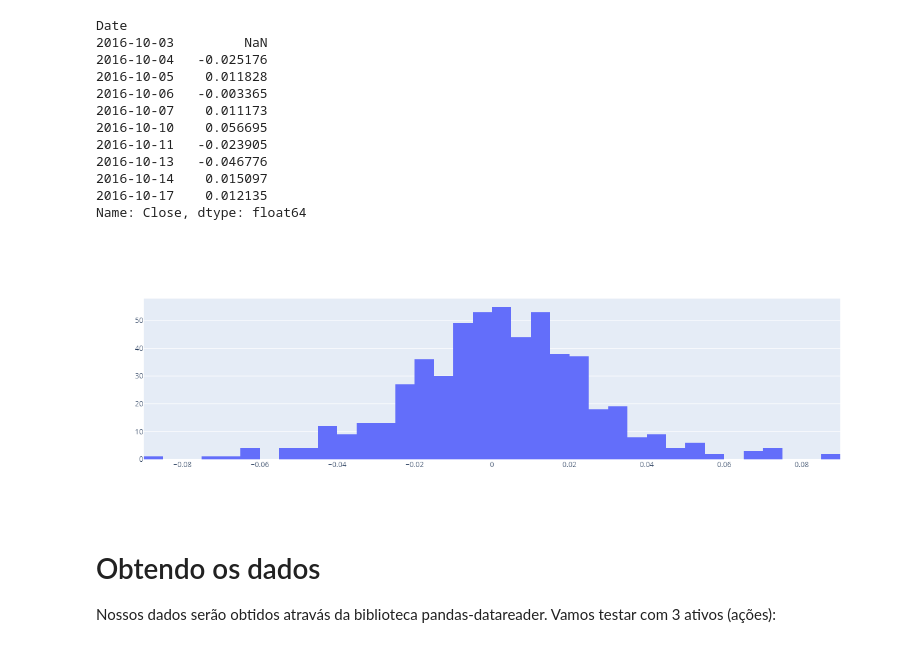
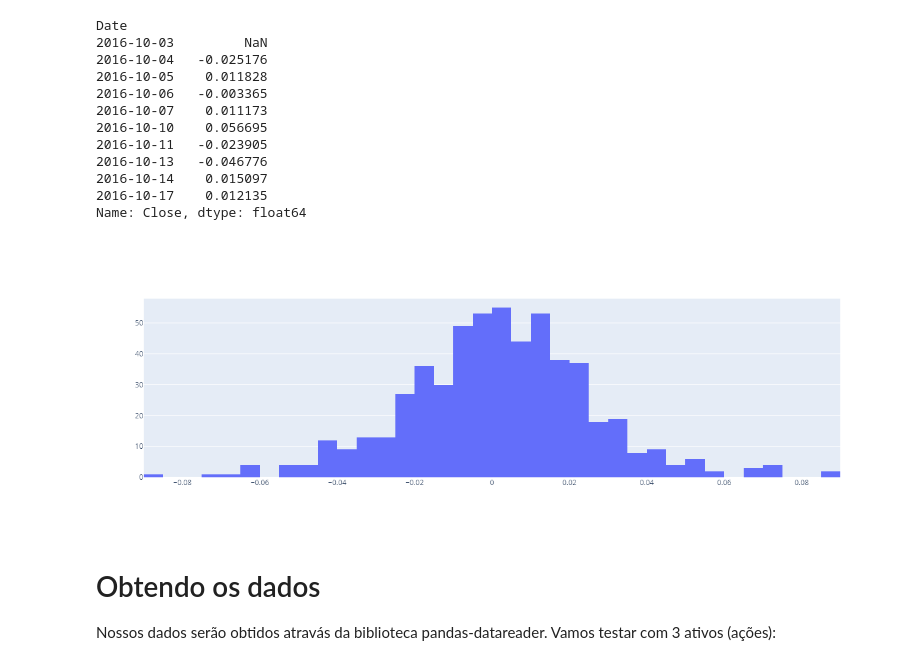
Before and after one commit to paulorodriguesxv/applied-python-stock-exchange, a Jupyter notebook: lesson-ptbr.ipynb, the cells around one changed output. Saved outputs shown, nothing was run; the diff lists cells and outputs as text; code cells hidden in the pictures.

```diff
--- a/lesson-ptbr.ipynb
+++ b/lesson-ptbr.ipynb
@@ -179,10 +179,14 @@ py.init_notebook_mode(connected=True)
 # %%
 import plotly.graph_objs as go
 
 data = [go.Histogram(x=daily_log_returns)]
-py.iplot(data, filename='basic histogram')
+
+fig = go.Figure(data=data)
+
+fig.update_layout(xaxis_rangeslider_visible=False,  width=720, height=480)
+fig.show(filename='basic histogram')
 # %% [output]
-[figure, old version]
+[figure, new version]
 # %% [markdown]
 # Obtendo os dados
 
```
Also changed, not shown: parts of 15 cells of this notebook, 1 other file.
